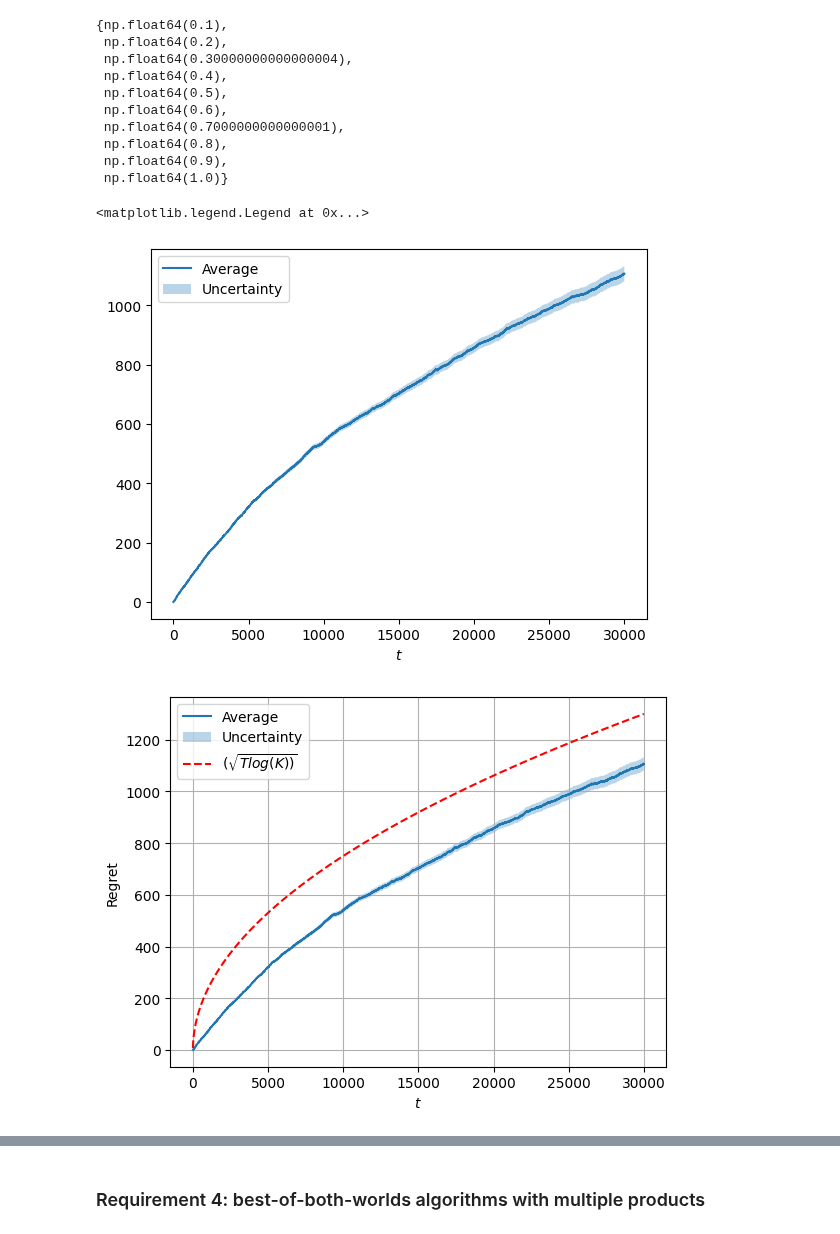
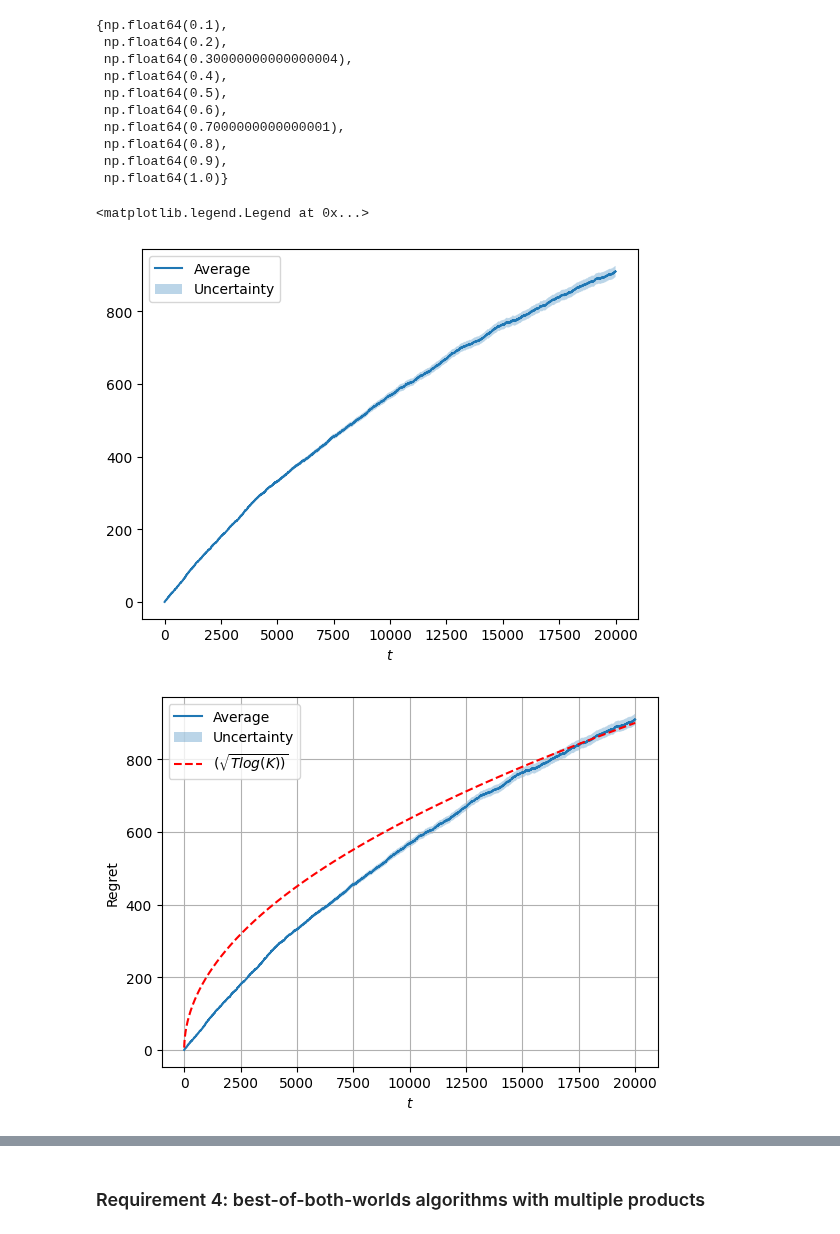
Before and after one commit to FabioFloris02/OLA2025_Floris_Sonzini_Parenti_Singh_Gottschling, a Jupyter notebook: OLA-project.ipynb, the cells around one changed output, grey strips where cells are left out. Drawn from its saved outputs; the diff is of its cells as text; code cells hidden in the pictures.

```diff
--- a/OLA-project.ipynb
+++ b/OLA-project.ipynb
@@ -541,8 +541,8 @@ class EXP3Agent(Agent):
         self.t += 1
 # %%
 # Parameters
-T = 30000
-B = T * 3/4
+T = 20000
+B = T * 1/2
 
 # Prices
 max_price = 1.1
@@ -581,8 +581,8 @@ class FFMultiplicativePacingAgent(Agent):
 
     def pull_arm(self):
         if self.budget < 1:
-            self.price_index = 0
-            return 0
+            #self.price_index = 0
+            return 1.1
         self.price_index = self.exp3.pull_arm()
         return self.prices_set[self.price_index]
 
@@ -599,7 +599,7 @@ class FFMultiplicativePacingAgent(Agent):
         self.lmbd = np.clip(self.lmbd-self.eta*(self.rho-c_t),
                             a_min=0, a_max=1/self.rho)
 
-        self._lambdas.append(self.lmbd)
+        self._lambdas.append((self.lmbd, c_t))
 
         # update budget
         self.budget -= c_t
@@ -699,31 +699,31 @@ plt.xlabel("$t$")
 plt.legend()
 # %% [output]
 <matplotlib.legend.Legend at 0x...>
-[figure, old version]
+[figure, new version]
 # %%
 average_regret = regret_per_trial.mean(axis=0)  # media
 regret_sd = regret_per_trial.std(axis=0)        # deviazione standard
 
 t = np.arange(1, T+1)  # inizia da 1 per evitare t^{2/3} = 0^{2/3} = 0
-regret_theory = (1300 / np.sqrt(30000*np.log(K))) * np.sqrt(t*np.log(K))
+regret_theory = (900 / np.sqrt(20000*np.log(K))) * np.sqrt(t*np.log(K))
 
 plt.plot(t, average_regret, label="Average")
 plt.fill_between(
     t,
     average_regret - regret_sd / np.sqrt(n_trials),
     average_regret + regret_sd / np.sqrt(n_trials),
     alpha=0.3,
     label="Uncertainty"
 )
 plt.plot(t, regret_theory, label=r"$(\sqrt{Tlog(K))}$", linestyle='--', color='red')
 
 plt.xlabel("$t$")
 plt.ylabel("Regret")
 plt.legend()
 plt.grid(True)
 plt.show()
 # %% [output]
-[figure, old version]
+[figure, new version]
 # %%
 diff = average_regret / t
 plt.plot(t, diff, label="andament")
```
Also changed, not shown: parts of 5 cells of this notebook.
